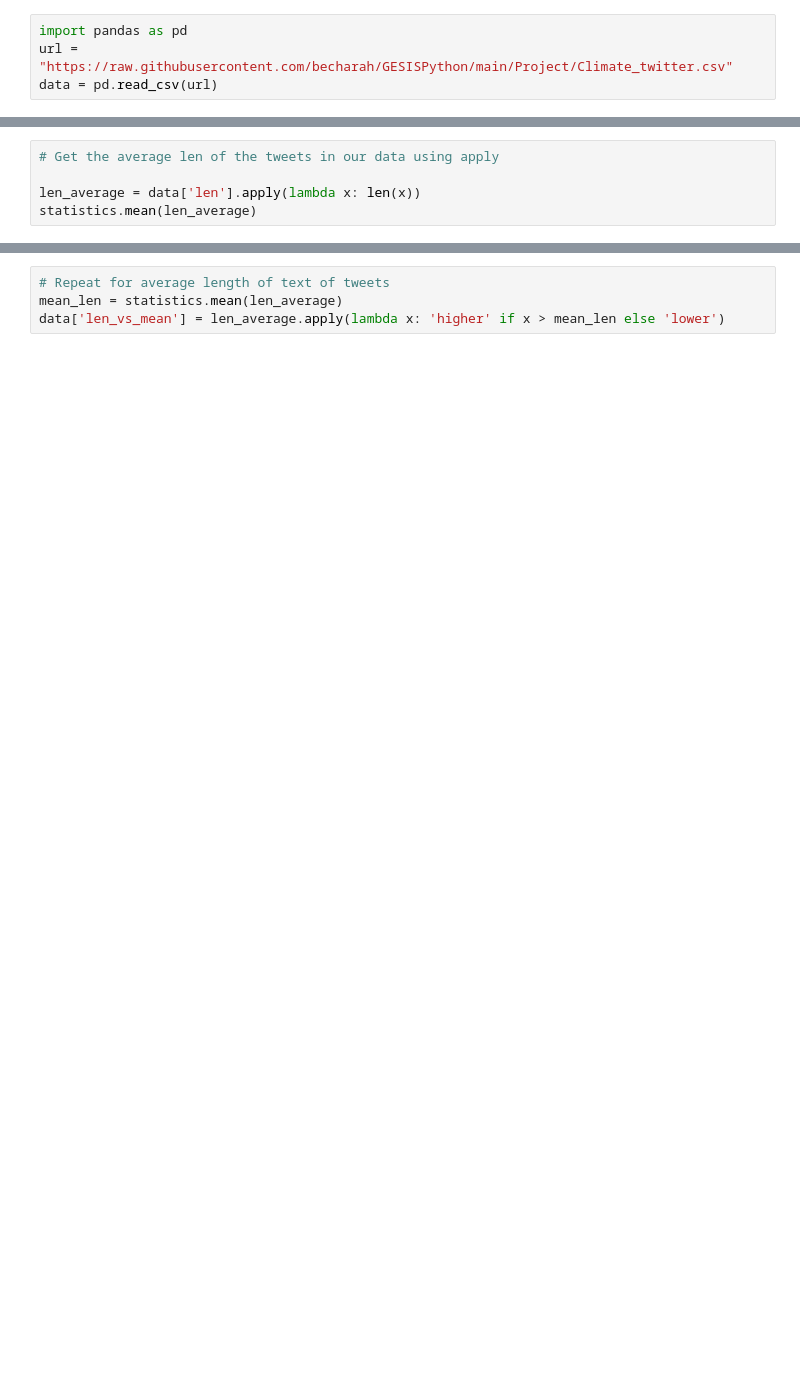
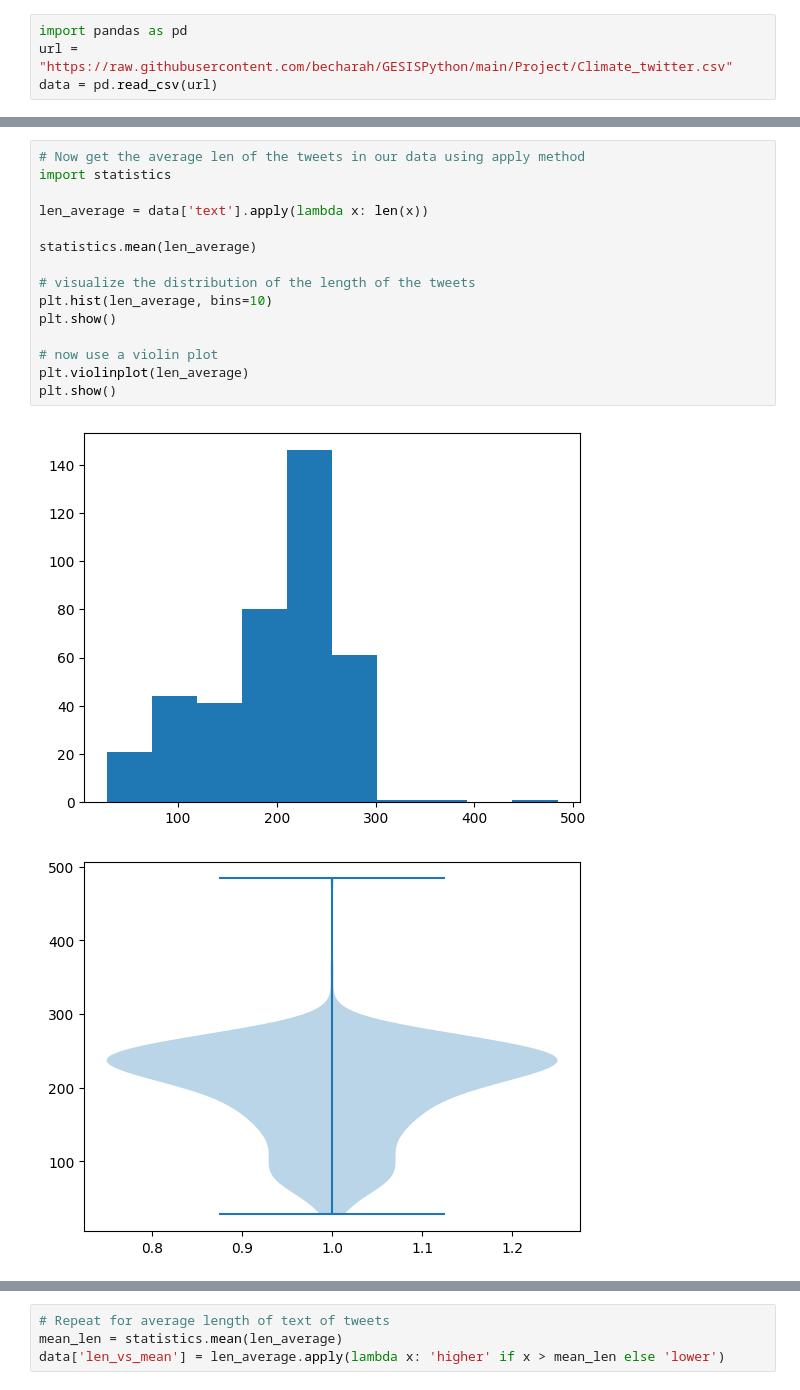
Before and after one commit to becharah/GESISPython, a Jupyter notebook: Day3/workshop_day_3_solutions.ipynb, the cells around one changed output, grey strips where cells are left out. Saved outputs shown, nothing was run; the diff lists cells and outputs as text; blank space fills up the shorter version.

```diff
--- a/Day3/workshop_day_3_solutions.ipynb
+++ b/Day3/workshop_day_3_solutions.ipynb
@@ -45,6 +64,19 @@ min_retweet = min(data['retweets'])
 # %%
-# Get the average len of the tweets in our data using apply
+# Now get the average len of the tweets in our data using apply method
+import statistics
 
-len_average = data['len'].apply(lambda x: len(x))
+len_average = data['text'].apply(lambda x: len(x))
+
 statistics.mean(len_average)
+
+# visualize the distribution of the length of the tweets
+plt.hist(len_average, bins=10)
+plt.show()
+
+# now use a violin plot
+plt.violinplot(len_average)
+plt.show()
+# %% [output]
+[figure, added]
+[figure, added]
 # %%
```
Also changed, not shown: parts of 16 cells of this notebook.
